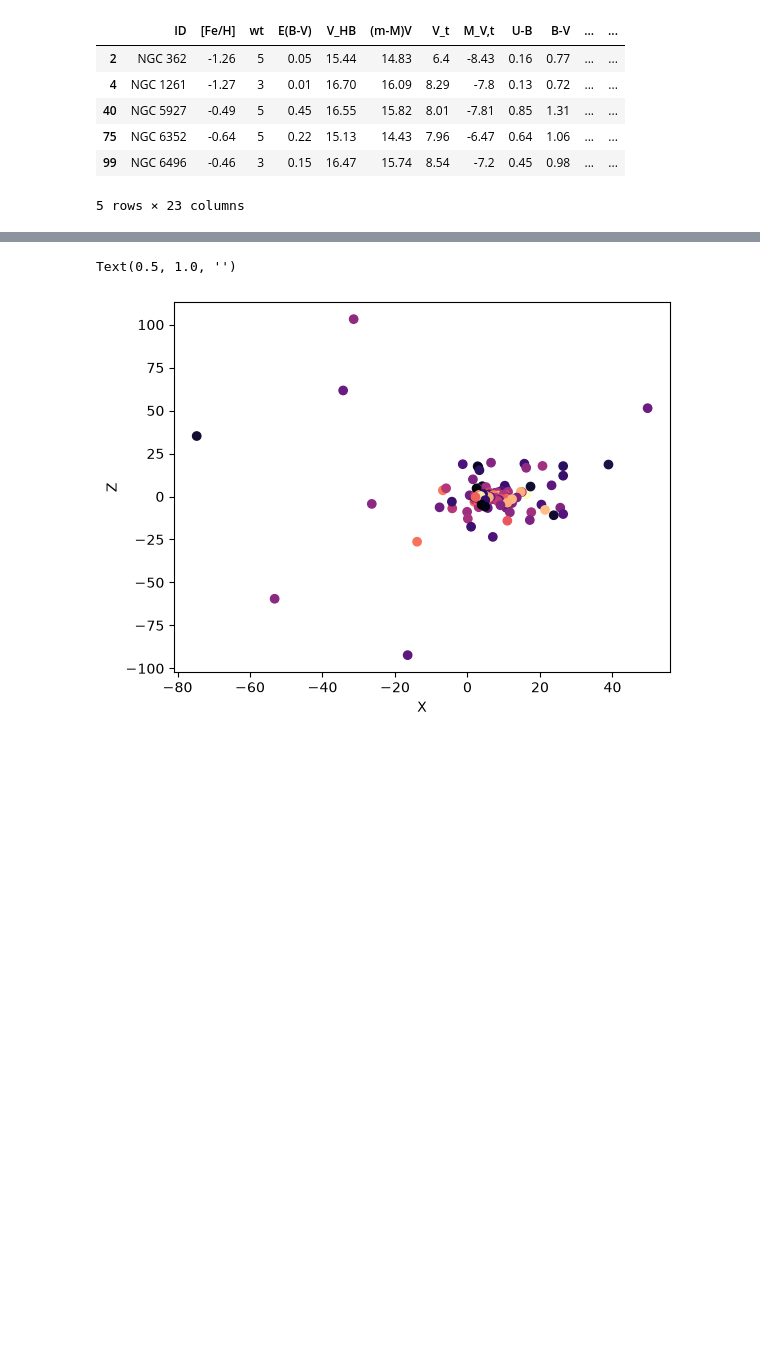
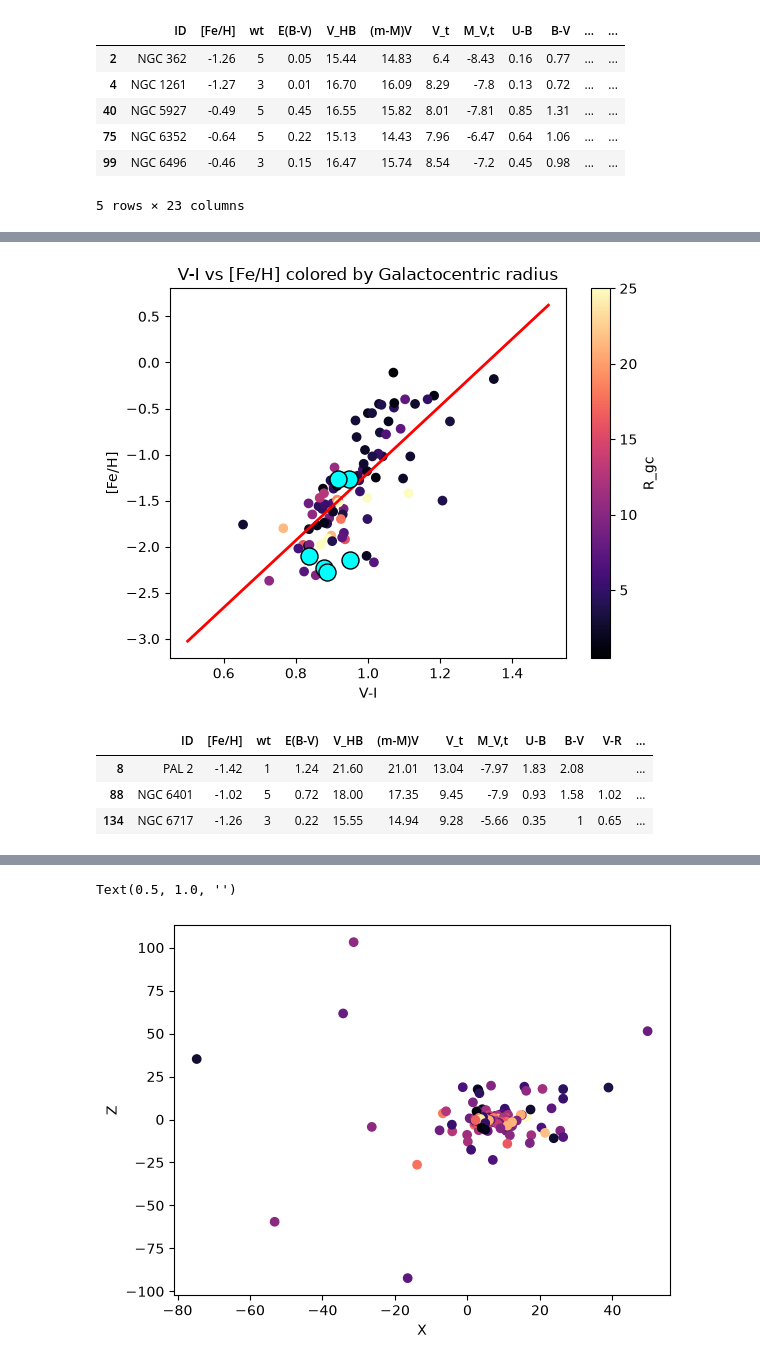
Before and after one commit to eddikebrygger/PHYS3116---Project, a Jupyter notebook: Ben_Tests.ipynb, the cells around one changed output, grey strips where cells are left out. Cells and saved outputs as stored; diff of their text form; code cells hidden in the pictures; blank space fills up the shorter version.

```diff
--- a/Ben_Tests.ipynb
+++ b/Ben_Tests.ipynb
@@ -490,0 +486,5 @@ mask_check2
+# %%
+candidate_list= np.array([ "AM 1", "Eridanus", "NGC 2419", "Pal 3", "Pal 4", "NGC 4590", "NGC 5024", "NGC 5053", "NGC 362", "NGC 1261"])
+candidate_df = harris_p2[harris_p2["ID"].isin(candidate_list)].copy()
+candidate_index = candidate_df.index.tolist()
+print(candidate_df)
@@ -490,0 +509,49 @@ mask_check2
+# %%
+#Plot mtlc vs R_gc with V-I colour
+index=[]
+index = candidate_index
+
+
+plt.figure()
+plt.scatter(VmI0, mtlc, c=R_gc, cmap='magma', vmin=R_gc.min(), vmax=25)
+plt.xlabel('V-I')
+plt.ylabel('[Fe/H]')
+plt.title('V-I vs [Fe/H] colored by Galactocentric radius')
+plt.colorbar(label='R_gc')
+
+#Create Line of Best Fit
+control = np.isfinite(VmI0) & np.isfinite(mtlc)
+m, b = np.polyfit(VmI0[control], mtlc[control], 1)
+#Plot Line
+
+x=np.linspace(0.5,1.5,200)
+
+plt.plot(
+    x,
+    m * x + b,
+    color="red",
+    linewidth=2,
+    label=f"Best Fit: y = {m:.2f}x + {b:.2f}",
+)
+
+#Plot specific candidates
+plt.scatter(
+    VmI0[index], mtlc[index],
+    color='cyan',
+    edgecolors='black',
+    label=harris_p2["ID"][index],
+    s=150,
+    zorder=3
+)
+
+plt.show()
+# %% [output]
+[figure, added]
+# %%
+mask1= (VmI0>1.07) & (VmI0 <1.12) & (mtlc<-0.8)
+harris_p2[mask1]
+# %% [output]
+|  | ID | [Fe/H] | wt | E(B-V) | V_HB | (m-M)V | V_t | M_V,t | U-B | B-V | V-R | ... |
+| 8 | PAL 2 | -1.42 | 1 | 1.24 | 21.60 | 21.01 | 13.04 | -7.97 | 1.83 | 2.08 |  | ... |
+| 88 | NGC 6401 | -1.02 | 5 | 0.72 | 18.00 | 17.35 | 9.45 | -7.9 | 0.93 | 1.58 | 1.02 | ... |
+| 134 | NGC 6717 | -1.26 | 3 | 0.22 | 15.55 | 14.94 | 9.28 | -5.66 | 0.35 | 1 | 0.65 | ... |
```
Also changed, not shown: parts of 12 cells of this notebook, 1 other file.
